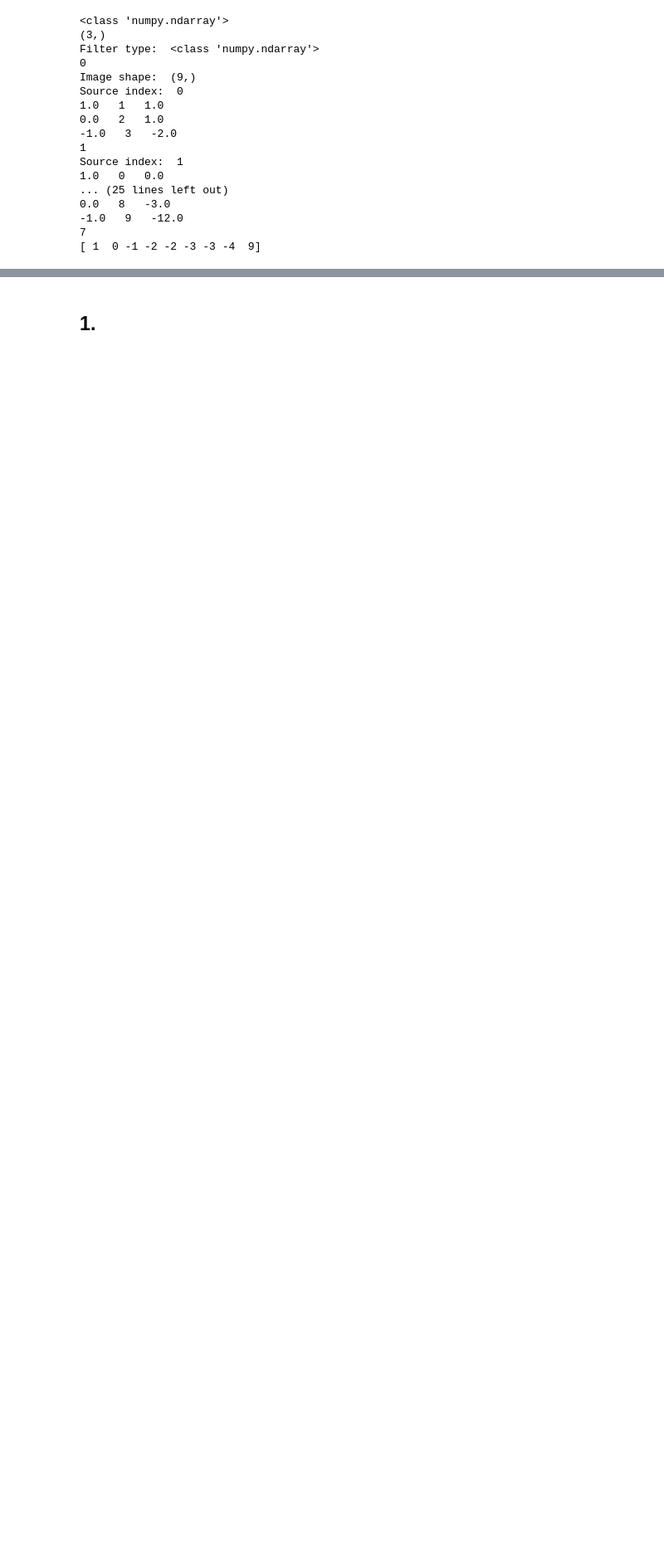
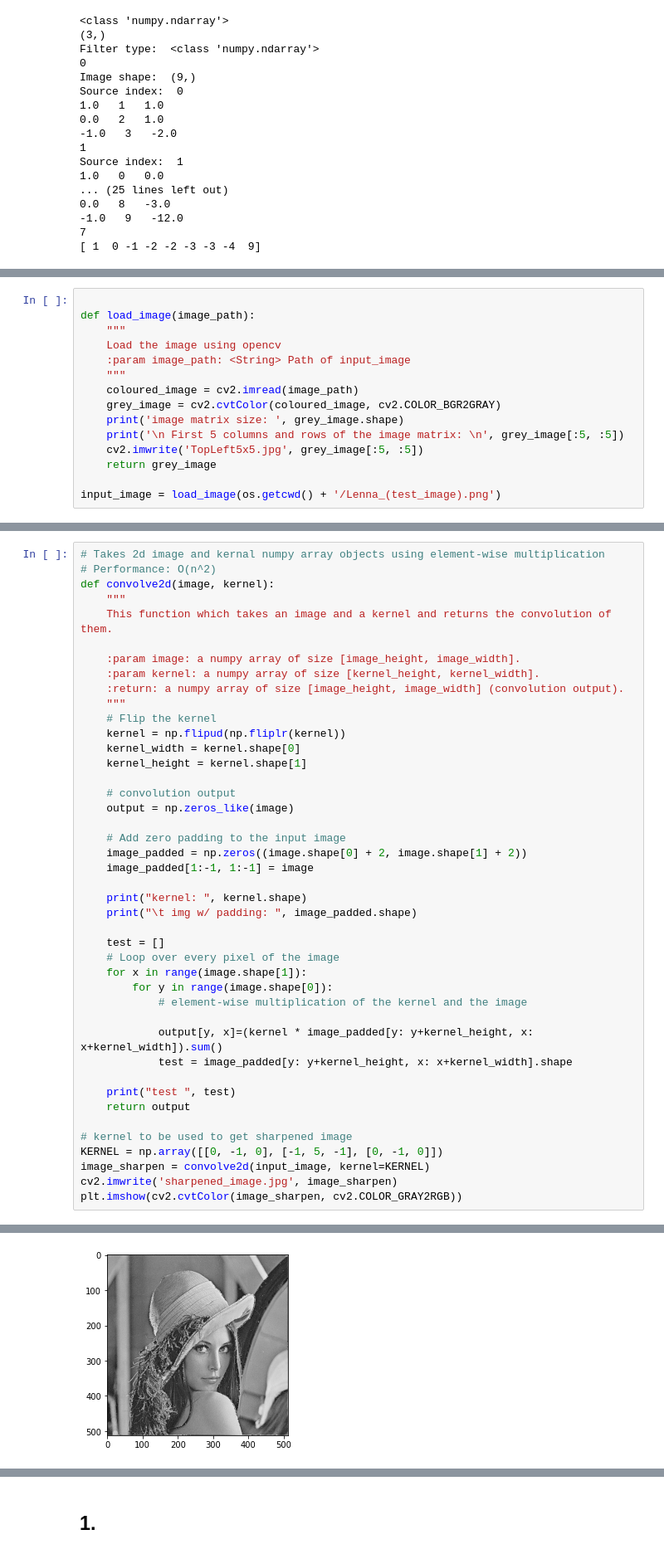
Before and after one commit to XiaoBaoBao719/Computer_Vision_Projects, a Jupyter notebook: Assignment_1/Assignment_1.ipynb, the cells around one changed output, grey strips where cells are left out. Shown at 83% size. Saved outputs shown, nothing was run; the diff lists cells and outputs as text; blank space fills up the shorter version.

```diff
--- a/Assignment_1/Assignment_1.ipynb
+++ b/Assignment_1/Assignment_1.ipynb
@@ -146,0 +110,15 @@ def convolve2D(image, filter):
+# %%
+
+def load_image(image_path):
+    """
+    Load the image using opencv
+    :param image_path: <String> Path of input_image
+    """
+    coloured_image = cv2.imread(image_path)
+    grey_image = cv2.cvtColor(coloured_image, cv2.COLOR_BGR2GRAY)
+    print('image matrix size: ', grey_image.shape)
+    print('\n First 5 columns and rows of the image matrix: \n', grey_image[:5, :5])
+    cv2.imwrite('TopLeft5x5.jpg', grey_image[:5, :5])
+    return grey_image
+
+input_image = load_image(os.getcwd() + '/Lenna_(test_image).png')
@@ -146,0 +134,44 @@ def convolve2D(image, filter):
+# %%
+# Takes 2d image and kernal numpy array objects using element-wise multiplication
+# Performance: O(n^2)
+def convolve2d(image, kernel):
+    """
+    This function which takes an image and a kernel and returns the convolution of them.
+
+    :param image: a numpy array of size [image_height, image_width].
+    :param kernel: a numpy array of size [kernel_height, kernel_width].
+    :return: a numpy array of size [image_height, image_width] (convolution output).
+    """
+    # Flip the kernel
+    kernel = np.flipud(np.fliplr(kernel))
+    kernel_width = kernel.shape[0]
+    kernel_height = kernel.shape[1]
+
+    # convolution output
+    output = np.zeros_like(image)
+
+    # Add zero padding to the input image
+    image_padded = np.zeros((image.shape[0] + 2, image.shape[1] + 2))
+    image_padded[1:-1, 1:-1] = image
+
+    print("kernel: ", kernel.shape)
+    print("\t img w/ padding: ", image_padded.shape)
+
+    test = []
+    # Loop over every pixel of the image
+    for x in range(image.shape[1]):
+        for y in range(image.shape[0]):
+            # element-wise multiplication of the kernel and the image
+
+            output[y, x]=(kernel * image_padded[y: y+kernel_height, x: x+kernel_width]).sum()
+            test = image_padded[y: y+kernel_height, x: x+kernel_width].shape
+
+    print("test ", test)
+    return output
+
+# kernel to be used to get sharpened image
+KERNEL = np.array([[0, -1, 0], [-1, 5, -1], [0, -1, 0]])
+image_sharpen = convolve2d(input_image, kernel=KERNEL)
+cv2.imwrite('sharpened_image.jpg', image_sharpen)
+plt.imshow(cv2.cvtColor(image_sharpen, cv2.COLOR_GRAY2RGB))
+# %% [output]
@@ -146,0 +182 @@ def convolve2D(image, filter):
+[figure, added]
```
Also changed, not shown: parts of 20 cells of this notebook, 5 other files.
